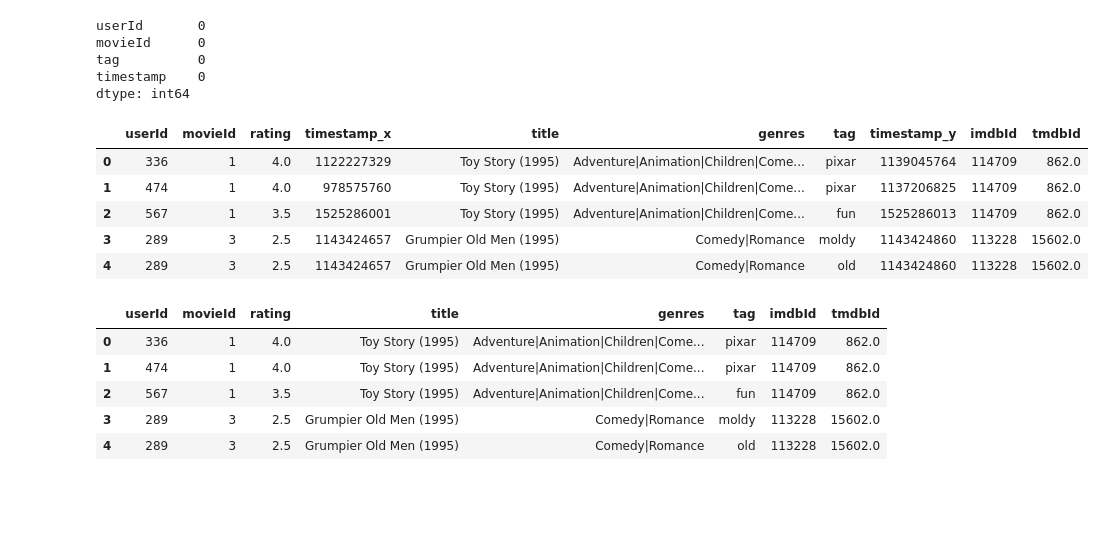
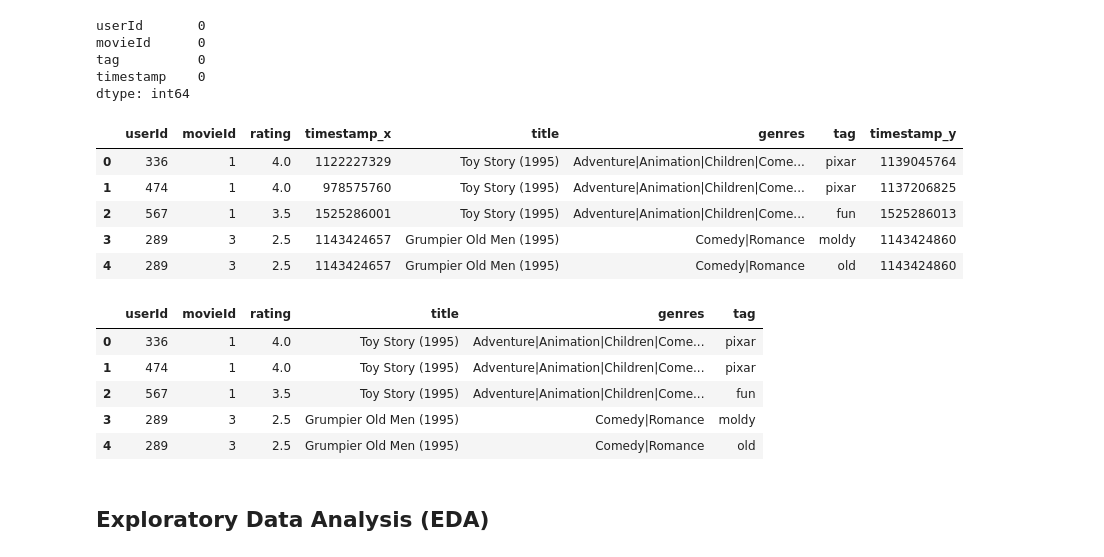
Before and after one commit to ruth-kitasi/Movielens-Recommendation-System, a Jupyter notebook: work_folder/Agatha.ipynb, the cells around one changed output. Drawn from its saved outputs; the diff is of its cells as text; code cells hidden in the pictures; blank space fills up the shorter version.

Commit message:
data exploratory and preprocessing

```diff
--- a/work_folder/Agatha.ipynb
+++ b/work_folder/Agatha.ipynb
@@ -155,25 +155,26 @@ dtype: int64
 # %%
 # Merge the DataFrames on common columns
 df = pd.merge(ratings, movies, on='movieId')
 df = pd.merge(df, tags, on=['userId', 'movieId'])
-df = pd.merge(df, links, on='movieId')
 df.head()
 # %% [output]
-|  | userId | movieId | rating | timestamp_x | title | genres | tag | timestamp_y | imdbId | tmdbId |
-| 0 | 336 | 1 | 4.0 | 1122227329 | Toy Story (1995) | Adventure|Animation|Children|Come... | pixar | 1139045764 | 114709 | 862.0 |
-| 1 | 474 | 1 | 4.0 | 978575760 | Toy Story (1995) | Adventure|Animation|Children|Come... | pixar | 1137206825 | 114709 | 862.0 |
-| 2 | 567 | 1 | 3.5 | 1525286001 | Toy Story (1995) | Adventure|Animation|Children|Come... | fun | 1525286013 | 114709 | 862.0 |
-| 3 | 289 | 3 | 2.5 | 1143424657 | Grumpier Old Men (1995) | Comedy|Romance | moldy | 1143424860 | 113228 | 15602.0 |
-| 4 | 289 | 3 | 2.5 | 1143424657 | Grumpier Old Men (1995) | Comedy|Romance | old | 1143424860 | 113228 | 15602.0 |
+|  | userId | movieId | rating | timestamp_x | title | genres | tag | timestamp_y |
+| 0 | 336 | 1 | 4.0 | 1122227329 | Toy Story (1995) | Adventure|Animation|Children|Come... | pixar | 1139045764 |
+| 1 | 474 | 1 | 4.0 | 978575760 | Toy Story (1995) | Adventure|Animation|Children|Come... | pixar | 1137206825 |
+| 2 | 567 | 1 | 3.5 | 1525286001 | Toy Story (1995) | Adventure|Animation|Children|Come... | fun | 1525286013 |
+| 3 | 289 | 3 | 2.5 | 1143424657 | Grumpier Old Men (1995) | Comedy|Romance | moldy | 1143424860 |
+| 4 | 289 | 3 | 2.5 | 1143424657 | Grumpier Old Men (1995) | Comedy|Romance | old | 1143424860 |
 # %%
 # Drop the 'timestamp_x' and 'timestamp_y' columns
 df.drop(columns=['timestamp_x', 'timestamp_y'], inplace=True)
 
 df.head()
 # %% [output]
-|  | userId | movieId | rating | title | genres | tag | imdbId | tmdbId |
-| 0 | 336 | 1 | 4.0 | Toy Story (1995) | Adventure|Animation|Children|Come... | pixar | 114709 | 862.0 |
-| 1 | 474 | 1 | 4.0 | Toy Story (1995) | Adventure|Animation|Children|Come... | pixar | 114709 | 862.0 |
-| 2 | 567 | 1 | 3.5 | Toy Story (1995) | Adventure|Animation|Children|Come... | fun | 114709 | 862.0 |
-| 3 | 289 | 3 | 2.5 | Grumpier Old Men (1995) | Comedy|Romance | moldy | 113228 | 15602.0 |
-| 4 | 289 | 3 | 2.5 | Grumpier Old Men (1995) | Comedy|Romance | old | 113228 | 15602.0 |
+|  | userId | movieId | rating | title | genres | tag |
+| 0 | 336 | 1 | 4.0 | Toy Story (1995) | Adventure|Animation|Children|Come... | pixar |
+| 1 | 474 | 1 | 4.0 | Toy Story (1995) | Adventure|Animation|Children|Come... | pixar |
+| 2 | 567 | 1 | 3.5 | Toy Story (1995) | Adventure|Animation|Children|Come... | fun |
+| 3 | 289 | 3 | 2.5 | Grumpier Old Men (1995) | Comedy|Romance | moldy |
+| 4 | 289 | 3 | 2.5 | Grumpier Old Men (1995) | Comedy|Romance | old |
+# %% [markdown]
+## Exploratory Data Analysis (EDA)
```
Also changed, not shown: parts of 27 cells of this notebook.
